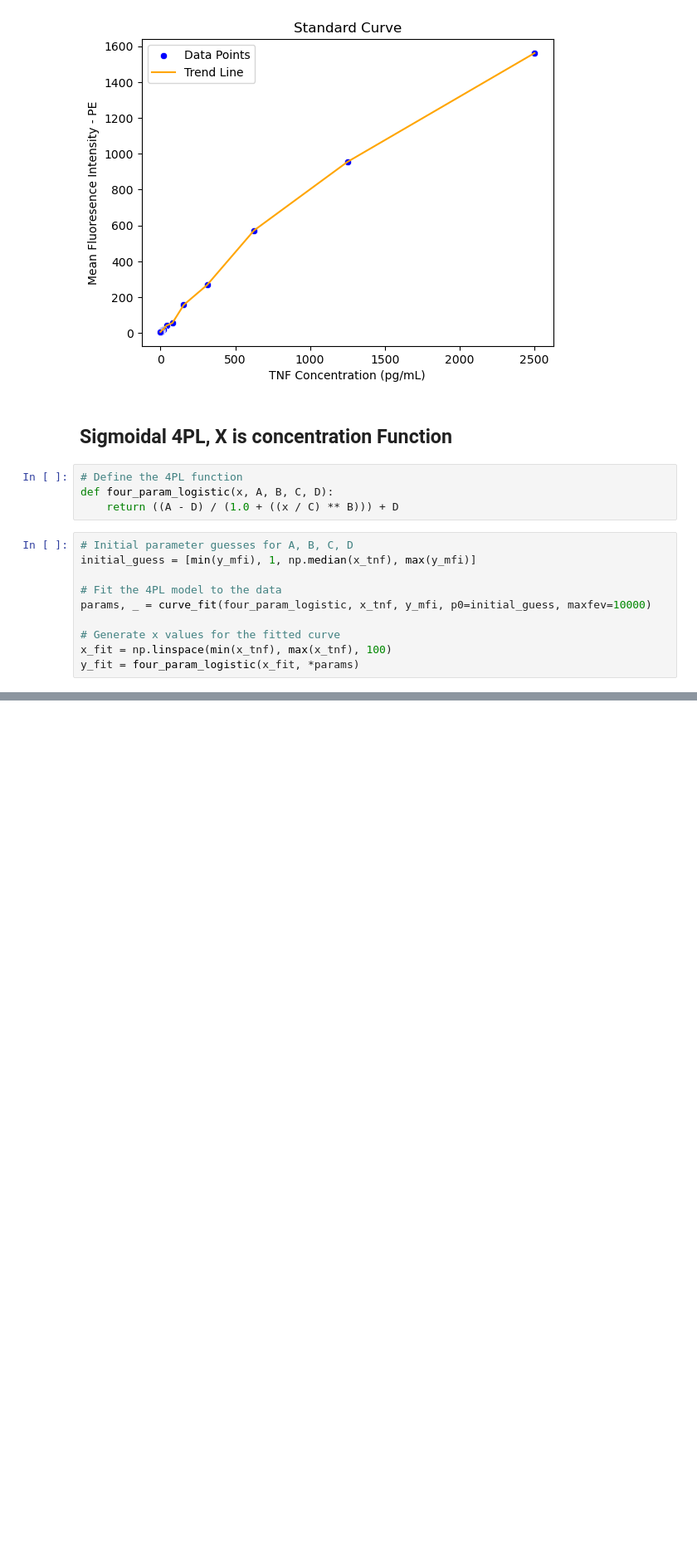
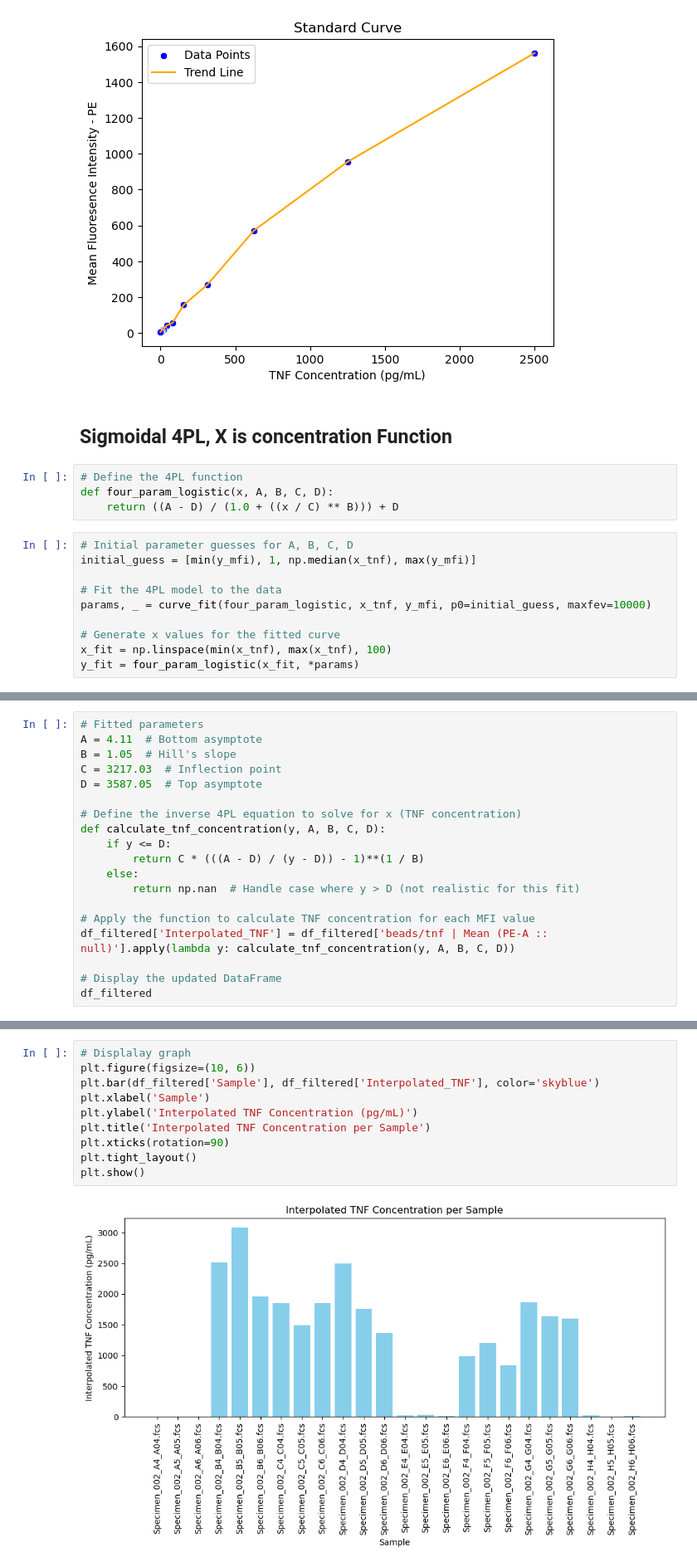
Before and after one commit to elenajusto/immunology-2, a Jupyter notebook: macrophage-csv.ipynb, the cells around one changed output, grey strips where cells are left out. Shown at 83% size. Saved outputs shown, nothing was run; the diff lists cells and outputs as text; blank space fills up the shorter version.

Commit message:
calculated interpolated TNF values

```diff
--- a/macrophage-csv.ipynb
+++ b/macrophage-csv.ipynb
@@ -142,0 +155,19 @@ D (top asymptote) = 3587.05
+# %%
+# Fitted parameters
+A = 4.11  # Bottom asymptote
+B = 1.05  # Hill's slope
+C = 3217.03  # Inflection point
+D = 3587.05  # Top asymptote
+
+# Define the inverse 4PL equation to solve for x (TNF concentration)
+def calculate_tnf_concentration(y, A, B, C, D):
+    if y <= D:
+        return C * (((A - D) / (y - D)) - 1)**(1 / B)
+    else:
+        return np.nan  # Handle case where y > D (not realistic for this fit)
+
+# Apply the function to calculate TNF concentration for each MFI value
+df_filtered['Interpolated_TNF'] = df_filtered['beads/tnf | Mean (PE-A :: null)'].apply(lambda y: calculate_tnf_concentration(y, A, B, C, D))
+
+# Display the updated DataFrame
+df_filtered
@@ -142,0 +197,12 @@ D (top asymptote) = 3587.05
+# %%
+# Displalay graph
+plt.figure(figsize=(10, 6))
+plt.bar(df_filtered['Sample'], df_filtered['Interpolated_TNF'], color='skyblue')
+plt.xlabel('Sample')
+plt.ylabel('Interpolated TNF Concentration (pg/mL)')
+plt.title('Interpolated TNF Concentration per Sample')
+plt.xticks(rotation=90)
+plt.tight_layout()
+plt.show()
+# %% [output]
+[figure, added]
```
Also changed, not shown: parts of 5 cells of this notebook.
